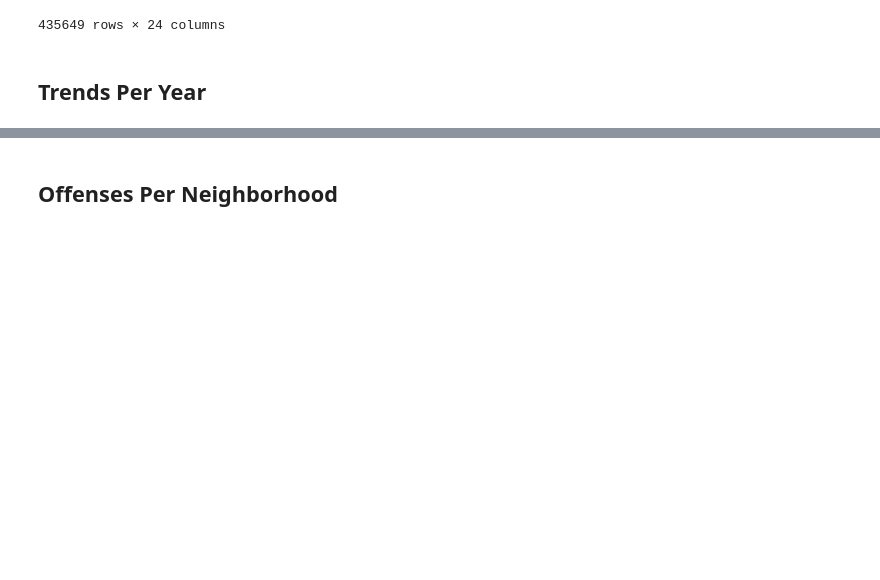
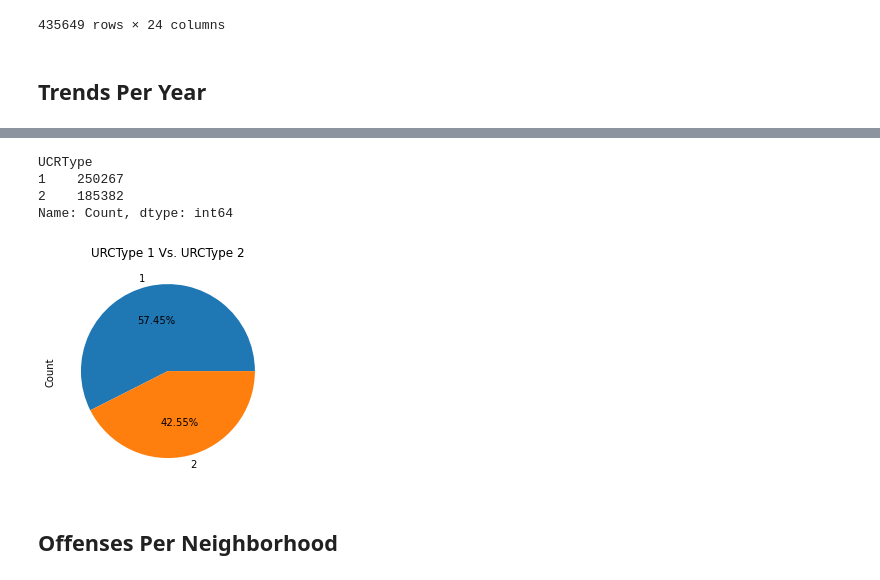
Before and after one commit to colepierie/Crime_Analysis, a Jupyter notebook: CrimeAnalysis.ipynb, the cells around one changed output, grey strips where cells are left out. Cells and saved outputs as stored; diff of their text form; code cells hidden in the pictures; blank space fills up the shorter version.

```diff
--- a/CrimeAnalysis.ipynb
+++ b/CrimeAnalysis.ipynb
@@ -137,2 +271,23 @@ crime_df
+# %%
+#check for 1 vs 2 offenses
+violent = crime_df.groupby(['UCRType']).count()["Count"]
+violent
+# %% [output]
+UCRType
+1    250267
+2    185382
+Name: Count, dtype: int64
+# %%
+# Make a pie Chart of type1 v 2
+v_nv_pie = violent.plot(kind="pie", y='Count', title="URCType 1 Vs. URCType 2", autopct="%2.2f%%")
+v_nv_pie.set_ylabel("Count")
+
+# Save chart
+plt.savefig('Output/PctSevereCrime_Tot.png')
+
+# Show chart
+plt.show()
+# %% [output]
+[figure, added]
 # %% [markdown]
 ## Offenses Per Neighborhood
```
Also changed, not shown: parts of 33 cells of this notebook, 8 other files.
